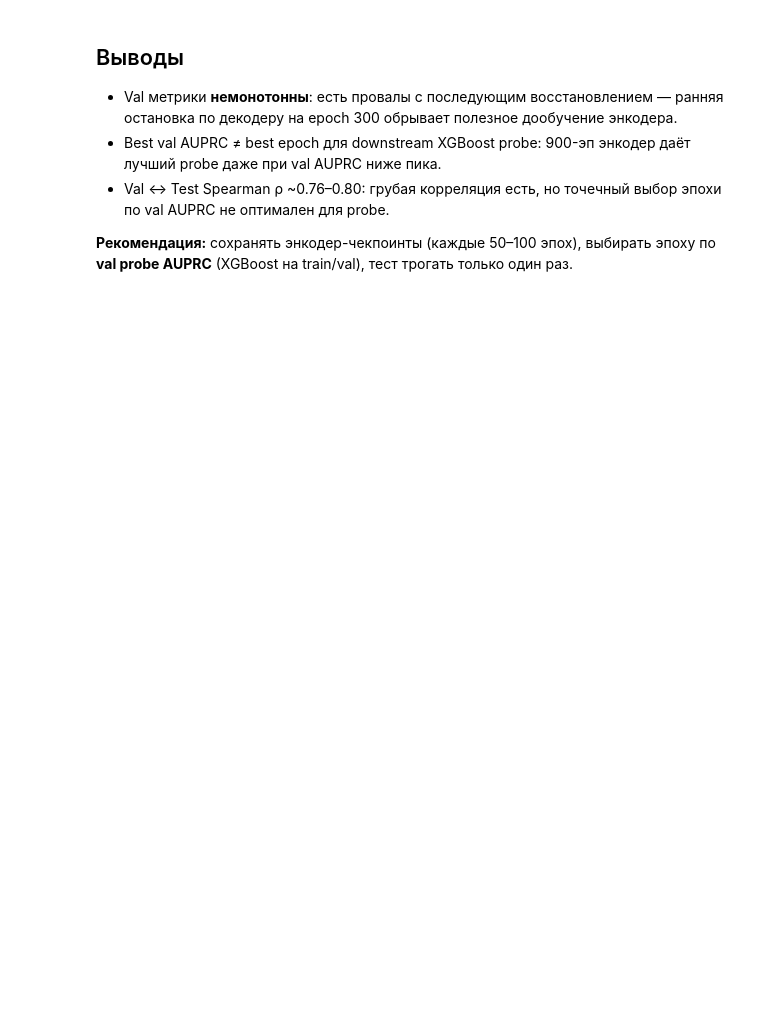
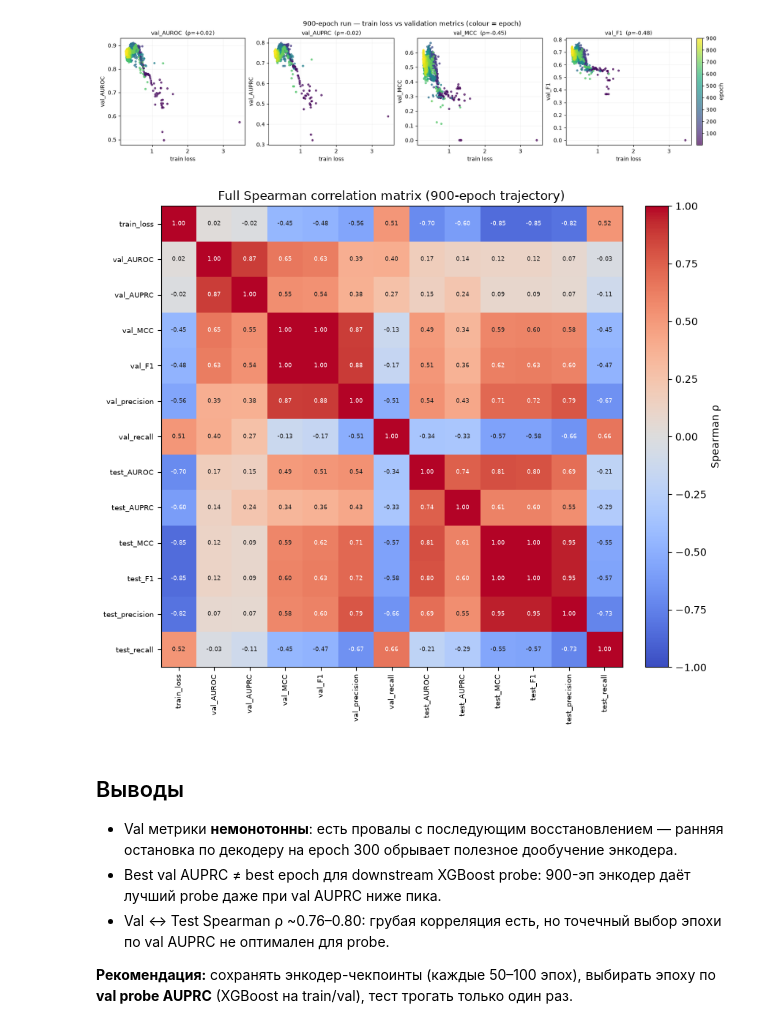
Before and after one commit to E-Kovtun/Olfaction-Binding, a Jupyter notebook: notebooks/graph/gnn_training_diagnostics.ipynb, the cells around one changed output. Cells and saved outputs as stored; diff of their text form; code cells hidden in the pictures; blank space fills up the shorter version.

```diff
--- a/notebooks/graph/gnn_training_diagnostics.ipynb
+++ b/notebooks/graph/gnn_training_diagnostics.ipynb
@@ -107,23 +91,39 @@ plt.show()
 # %%
-# Val / test correlation scatter per metric
-from scipy.stats import spearmanr
+# Correlation structure over the 900-epoch trajectory (each point = one epoch).
+# (a) loss-vs-metric clouds, coloured by epoch; (b) full Spearman correlation matrix.
+FIGDIR = ROOT / "notebooks/figures"; FIGDIR.mkdir(parents=True, exist_ok=True)
 
-fig, axes = plt.subplots(1, 4, figsize=(14, 4))
-for ax, (col, label) in zip(axes, METRICS):
-    v = df[f"val_{col}"].values
-    t = df[f"test_{col}"].values
-    rho, _ = spearmanr(v, t)
-    ax.scatter(v, t, s=2, alpha=0.3, c=ep, cmap="viridis")
-    ax.set_xlabel(f"val {label}"); ax.set_ylabel(f"test {label}")
-    ax.set_title(f"{label}  ρ={rho:.3f}")
-    ax.grid(alpha=0.3)
-
-fig.suptitle("Val ↔ Test per-epoch correlation (colour = epoch)", fontsize=11, y=1.02)
-plt.tight_layout()
+CLOUD_METRICS = ["val_AUROC", "val_AUPRC", "val_MCC", "val_F1"]
+fig, axes = plt.subplots(1, len(CLOUD_METRICS), figsize=(4 * len(CLOUD_METRICS), 3.7),
+                         constrained_layout=True)
+for ax, m in zip(axes, CLOUD_METRICS):
+    sc = ax.scatter(df["train_loss"], df[m], c=df["epoch"], cmap="viridis", s=10, alpha=.7)
+    rho = df["train_loss"].corr(df[m], method="spearman")
+    ax.set_xlabel("train loss"); ax.set_ylabel(m)
+    ax.set_title(f"{m}  (ρ={rho:+.2f})", fontsize=10); ax.grid(alpha=.15)
+cb = fig.colorbar(sc, ax=axes, fraction=.02, pad=.01); cb.set_label("epoch")
+fig.suptitle("900-epoch run — train loss vs validation metrics (colour = epoch)")
+plt.savefig(FIGDIR / "diag_loss_vs_metrics.png", dpi=150, bbox_inches="tight")
 plt.show()
 
-print("Spearman ρ (val vs test):")
-for col, label in METRICS:
-    rho, _ = spearmanr(df[f"val_{col}"], df[f"test_{col}"])
-    print(f"  {label:6s}  ρ={rho:.3f}")
+# Full Spearman correlation matrix of every tracked quantity (loss + val + test).
+cols = [c for c in df.columns if c != "epoch"]
+corr = df[cols].corr(method="spearman")
+fig, ax = plt.subplots(figsize=(9, 7.6))
+im = ax.imshow(corr, cmap="coolwarm", vmin=-1, vmax=1)   # diverging, neutral at 0
+ax.set_xticks(range(len(cols))); ax.set_xticklabels(cols, rotation=90, fontsize=7)
+ax.set_yticks(range(len(cols))); ax.set_yticklabels(cols, fontsize=7)
+for i in range(len(cols)):
+    for j in range(len(cols)):
+        v = corr.iloc[i, j]
+        ax.text(j, i, f"{v:.2f}", ha="center", va="center", fontsize=5.5,
+                color="white" if abs(v) > .6 else "#222")
+cb = fig.colorbar(im, fraction=.046, pad=.04); cb.set_label("Spearman ρ")
+ax.set_title("Full Spearman correlation matrix (900-epoch trajectory)")
+plt.tight_layout()
+plt.savefig(FIGDIR / "diag_corr_matrix.png", dpi=150, bbox_inches="tight")
+plt.show()
+# %% [output]
+[figure, added]
+[figure, added]
 # %%
```
Also changed, not shown: parts of 20 cells of this notebook, 18 other files.
